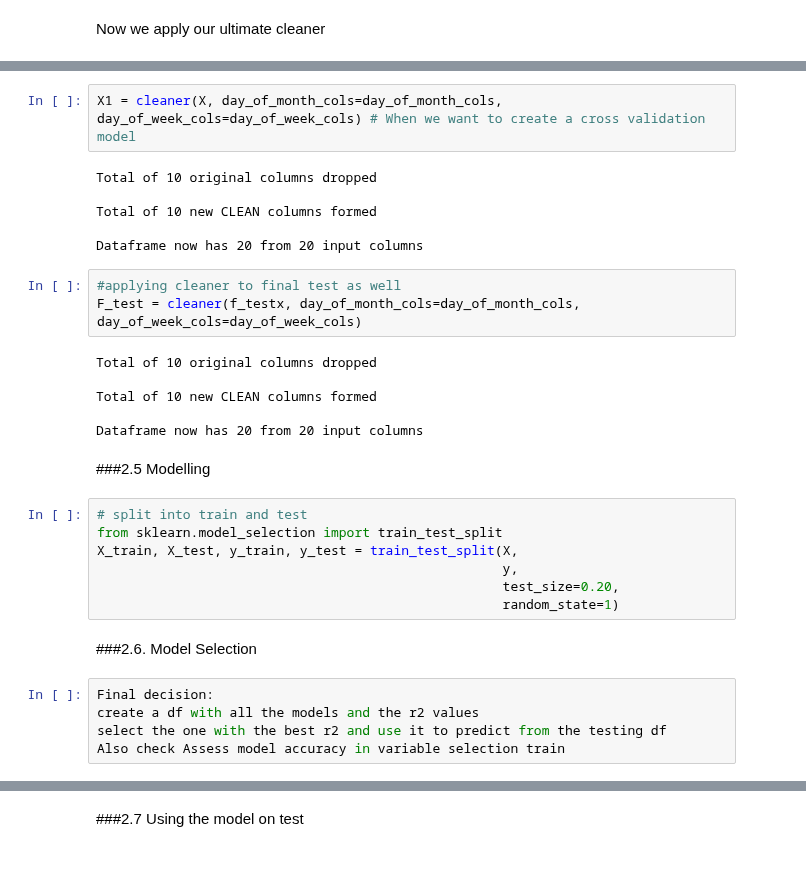
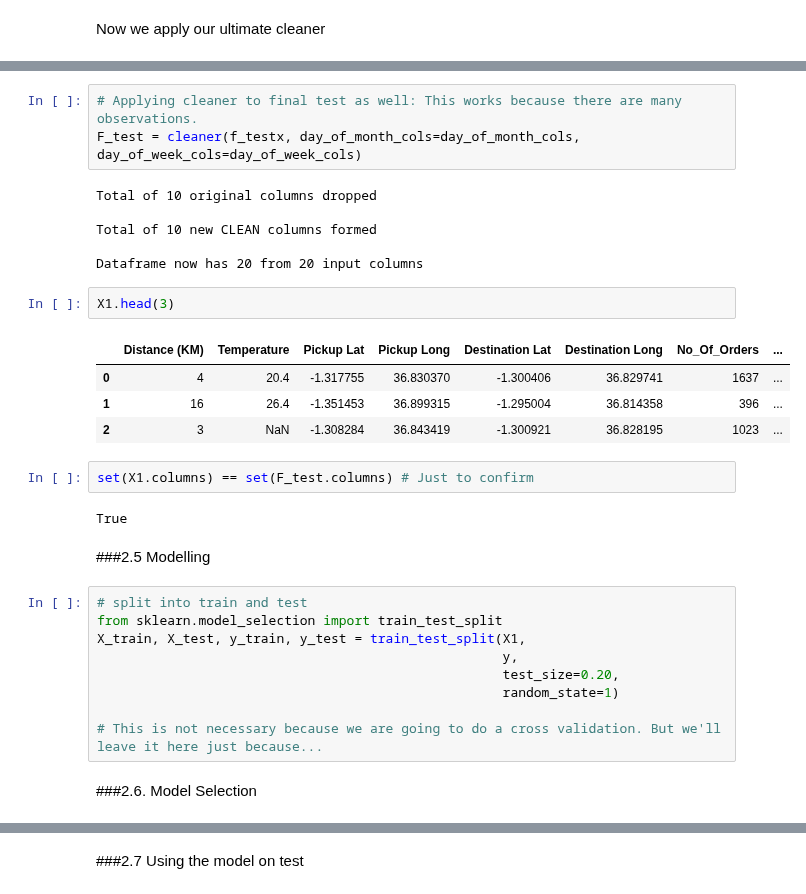
Before and after one commit to Mangalis0/Zindi-Regression-Hackathon, a Jupyter notebook: Faatimah_'fresh'_notebook_.ipynb, the cells around one changed output, grey strips where cells are left out. Cells and saved outputs as stored; diff of their text form; blank space fills up the shorter version.

Commit message:
Model part updated. still finishing the final part

```diff
--- a/Faatimah_'fresh'_notebook_.ipynb
+++ b/Faatimah_'fresh'_notebook_.ipynb
@@ -525,13 +540,5 @@ Dataframe now has 20 from 20 input columns
-# %%
-X1 = cleaner(X, day_of_month_cols=day_of_month_cols, day_of_week_cols=day_of_week_cols) # When we want to create a cross validation model
-# %% [output]
-Total of 10 original columns dropped
-
-Total of 10 new CLEAN columns formed
-
-Dataframe now has 20 from 20 input columns
 # %%
-#applying cleaner to final test as well
+# Applying cleaner to final test as well: This works because there are many observations.
 F_test = cleaner(f_testx, day_of_month_cols=day_of_month_cols, day_of_week_cols=day_of_week_cols)
 # %% [output]
 Total of 10 original columns dropped
@@ -539,21 +546,29 @@ Total of 10 original columns dropped
 Total of 10 new CLEAN columns formed
 
 Dataframe now has 20 from 20 input columns
+# %%
+X1.head(3)
+# %% [output]
+|  | Distance (KM) | Temperature | Pickup Lat | Pickup Long | Destination Lat | Destination Long | No_Of_Orders | ... |
+| 0 | 4 | 20.4 | -1.317755 | 36.830370 | -1.300406 | 36.829741 | 1637 | ... |
+| 1 | 16 | 26.4 | -1.351453 | 36.899315 | -1.295004 | 36.814358 | 396 | ... |
+| 2 | 3 | NaN | -1.308284 | 36.843419 | -1.300921 | 36.828195 | 1023 | ... |
+# %%
+set(X1.columns) == set(F_test.columns) # Just to confirm
+# %% [output]
+True
 # %% [markdown]
 ###2.5 Modelling
 <a id="Modelling"></a>
 # %%
 # split into train and test
 from sklearn.model_selection import train_test_split
-X_train, X_test, y_train, y_test = train_test_split(X,
+X_train, X_test, y_train, y_test = train_test_split(X1,
                                                     y,
                                                     test_size=0.20,
                                                     random_state=1)
+
+# This is not necessary because we are going to do a cross validation. But we'll leave it here just because...
 # %% [markdown]
 ###2.6. Model Selection
 <a id="Model_selection"></a>
-# %%
-Final decision:
-create a df with all the models and the r2 values
-select the one with the best r2 and use it to predict from the testing df
-Also check Assess model accuracy in variable selection train
```
Also changed, not shown: parts of 22 cells of this notebook.
